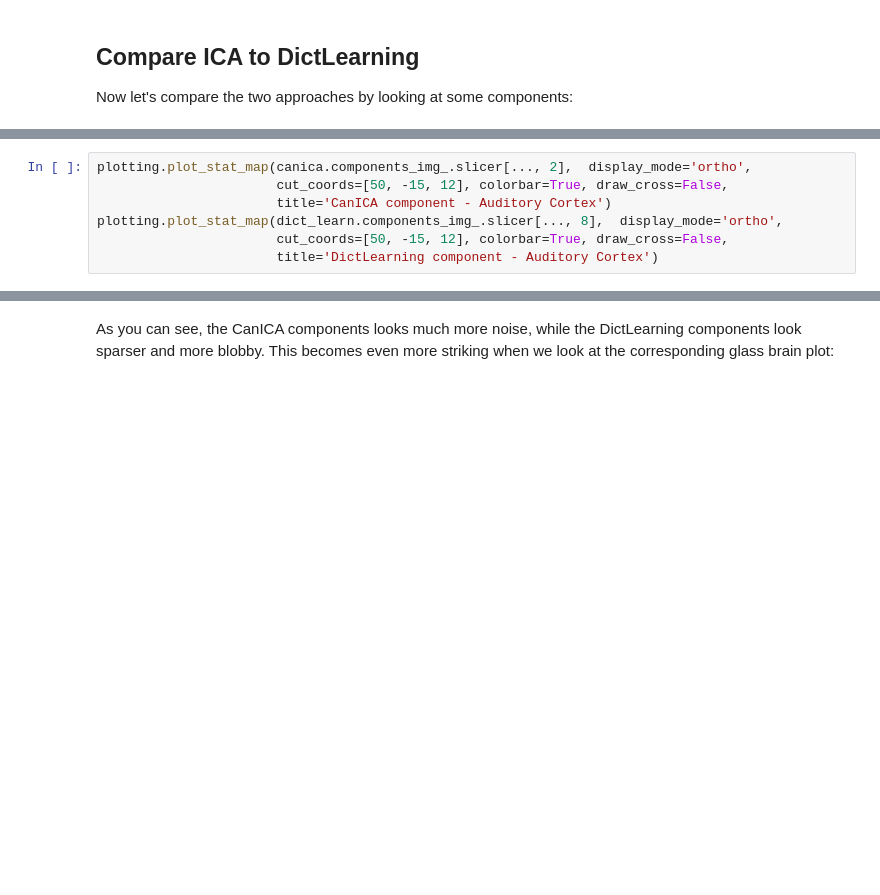
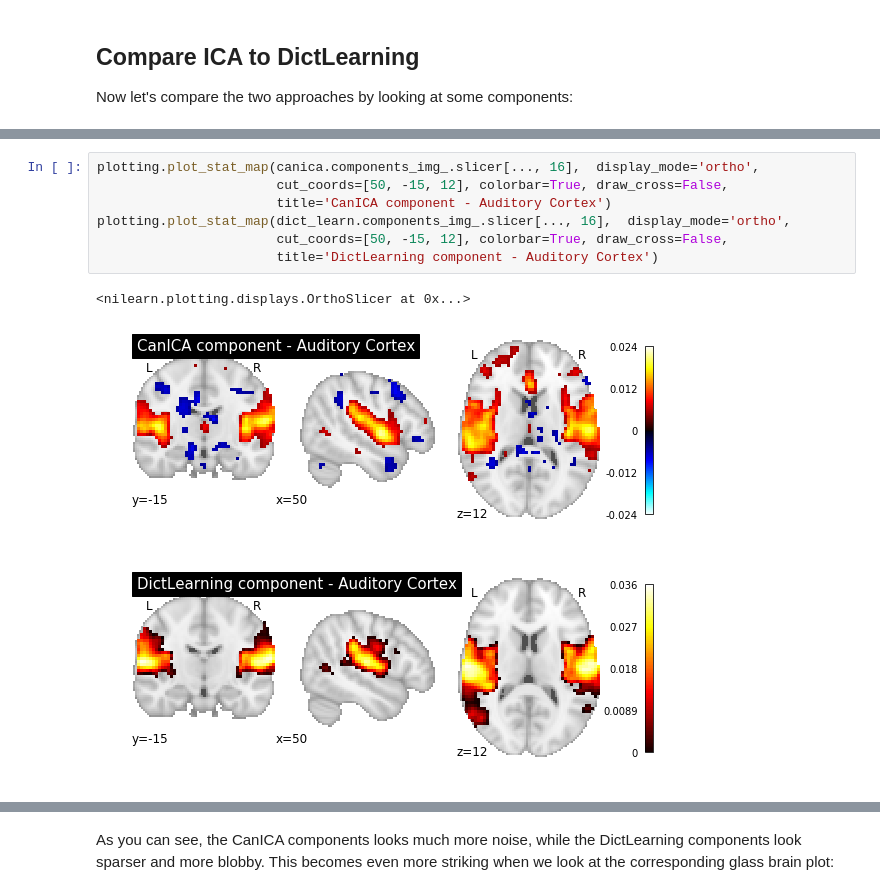
Before and after one commit to miykael/workshop_cambridge, a Jupyter notebook: notebooks/functional_connectivity.ipynb, the cells around one changed output, grey strips where cells are left out. Drawn from its saved outputs; the diff is of its cells as text; blank space fills up the shorter version.

```diff
--- a/notebooks/functional_connectivity.ipynb
+++ b/notebooks/functional_connectivity.ipynb
@@ -419,8 +754,12 @@ plotting.plot_stat_map(dict_learn.components_img_.slicer[..., 9], display_mode='
 # %%
-plotting.plot_stat_map(canica.components_img_.slicer[..., 2],  display_mode='ortho',
+plotting.plot_stat_map(canica.components_img_.slicer[..., 16],  display_mode='ortho',
                        cut_coords=[50, -15, 12], colorbar=True, draw_cross=False,
                        title='CanICA component - Auditory Cortex')
-plotting.plot_stat_map(dict_learn.components_img_.slicer[..., 8],  display_mode='ortho',
+plotting.plot_stat_map(dict_learn.components_img_.slicer[..., 16],  display_mode='ortho',
                        cut_coords=[50, -15, 12], colorbar=True, draw_cross=False,
                        title='DictLearning component - Auditory Cortex')
+# %% [output]
+<nilearn.plotting.displays.OrthoSlicer at 0x...>
+[figure, added]
+[figure, added]
 # %%
```
Also changed, not shown: parts of 35 cells of this notebook, 12 other files.
